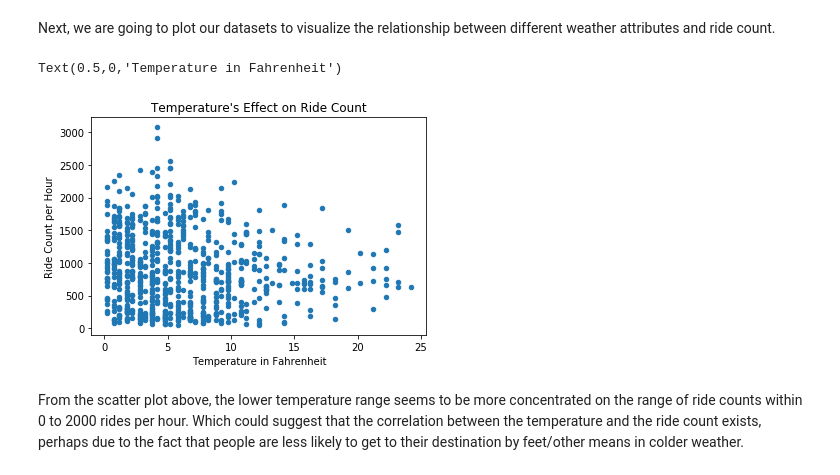
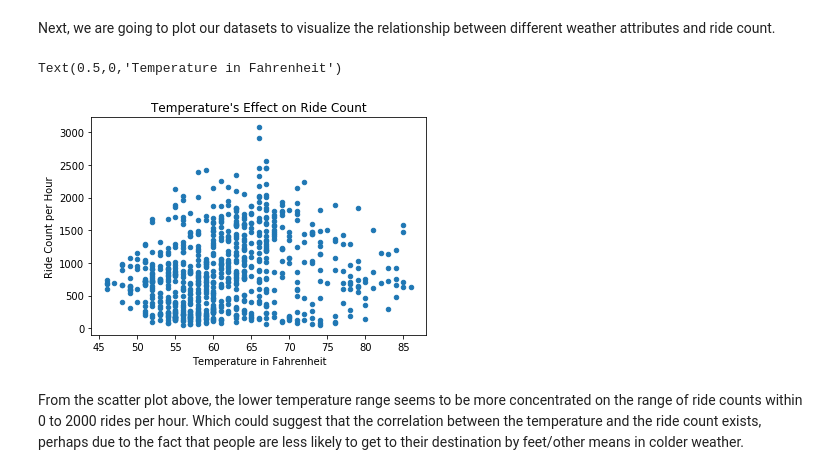
Before and after one commit to zil011/COGS108_Final_Project, a Jupyter notebook: FinalProject.ipynb, the cells around one changed output. Saved outputs shown, nothing was run; the diff lists cells and outputs as text; code cells hidden in the pictures.

```diff
--- a/FinalProject.ipynb
+++ b/FinalProject.ipynb
@@ -410,16 +410,16 @@ Based on the correlation above, the ride count has a positive correlation with t
 Next, we are going to plot our datasets to visualize the relationship between different weather attributes and ride count.
 # %%
 # Scatter Plot of Temperature and Ride Count
-df.plot.scatter('temp_diff', 'ride_count')
+df.plot.scatter('temperature', 'ride_count')
 # Can we include a prediction line? something like below?
-plt.plot([x / 1.0 for x in range(0, 25, 1)], df['temp_diff', c = 'Red'])
+#plt.plot([x / 1.0 for x in range(0, 25, 1)], df['temp_diff', c = 'Red'])
 ax=plt.gca()
 ax.set_title('Temperature\'s Effect on Ride Count')
 ax.set_ylabel('Ride Count per Hour')
 ax.set_xlabel('Temperature in Fahrenheit')
 # %% [output]
 Text(0.5,0,'Temperature in Fahrenheit')
-[figure, old version]
+[figure, new version]
 # %% [markdown]
 From the scatter plot above, the lower temperature range seems to be more concentrated on the range of ride counts within 0 to 2000 rides per hour. Which could suggest that the correlation between the temperature and the ride count exists, perhaps due to the fact that people are less likely to get to their destination by feet/other means in colder weather.
 # %%
```
